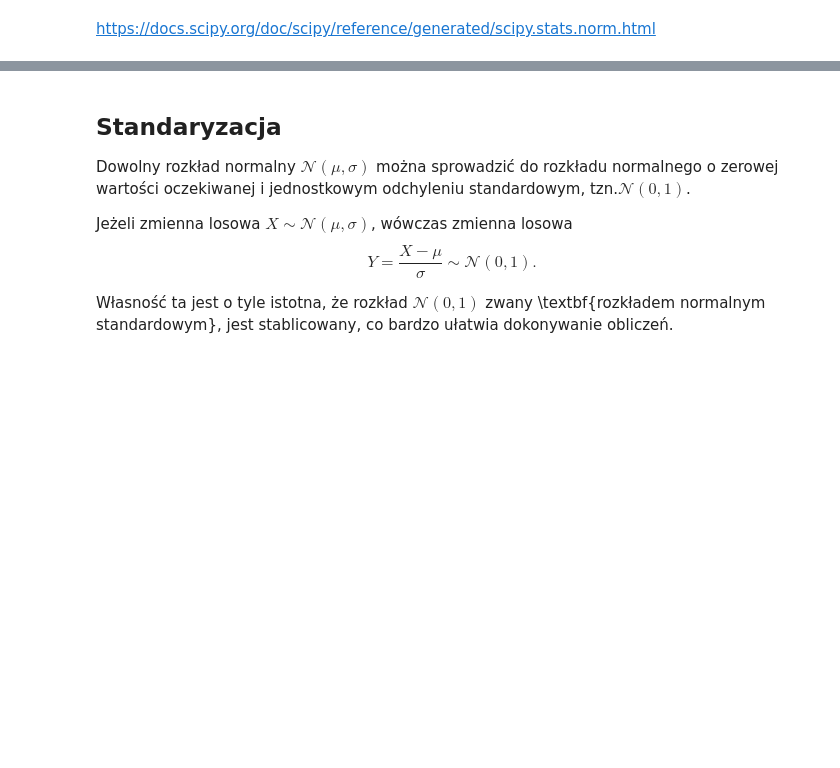
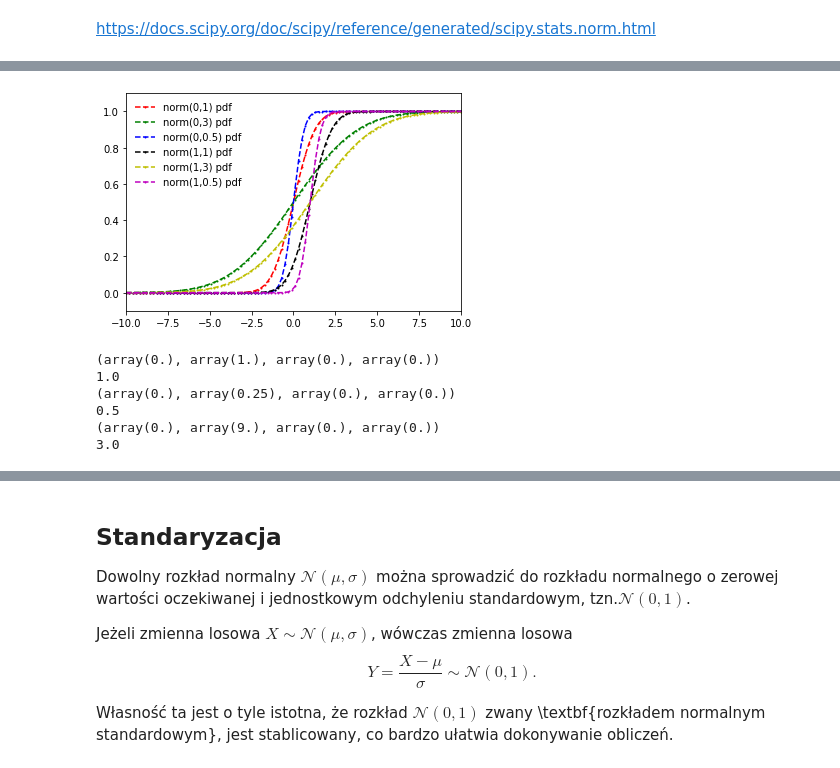
Before and after one commit to mdabrowski-phd/ds250223_stat, a Jupyter notebook: 02_rachunek_prawdopodobienstwa/05_rozklad_normalny.ipynb, the cells around one changed output, grey strips where cells are left out. Cells and saved outputs as stored; diff of their text form; code cells hidden in the pictures; blank space fills up the shorter version.

```diff
--- a/02_rachunek_prawdopodobienstwa/05_rozklad_normalny.ipynb
+++ b/02_rachunek_prawdopodobienstwa/05_rozklad_normalny.ipynb
@@ -26,0 +77,32 @@ https://docs.scipy.org/doc/scipy/reference/generated/scipy.stats.norm.html
+# %%
+fig, ax = plt.subplots(1, 1)
+
+ax.set_xlim([-10, 10])
+ax.set_ylim([-0.1, 1.1])
+
+x = np.arange(-10, 10, 0.1)
+ax.plot(x_value, norm01.cdf(x_value), 'ro--', ms=1, label='norm(0,1) pdf')
+ax.plot(x_value, norm03.cdf(x_value), 'go--', ms=1, label='norm(0,3) pdf')
+ax.plot(x_value, norm005.cdf(x_value), 'bo--', ms=1, label='norm(0,0.5) pdf')
+ax.plot(x_value, norm11.cdf(x_value), 'ko--', ms=1, label='norm(1,1) pdf')
+ax.plot(x_value, norm13.cdf(x_value), 'yo--', ms=1, label='norm(1,3) pdf')
+ax.plot(x_value, norm105.cdf(x_value), 'mo--', ms=1, label='norm(1,0.5) pdf')
+ax.legend(loc='best', frameon=False)
+plt.show()
+# %% [output]
+[figure, added]
+# %%
+# 5. Charakterystyki
+print(norm01.stats('mvsk'))
+print(np.sqrt(norm01.stats('v')))
+print(norm005.stats('mvsk'))
+print(np.sqrt(norm005.stats('v')))
+print(norm03.stats('mvsk'))
+print(np.sqrt(norm03.stats('v')))
+# %% [output]
+(array(0.), array(1.), array(0.), array(0.))
+1.0
+(array(0.), array(0.25), array(0.), array(0.))
+0.5
+(array(0.), array(9.), array(0.), array(0.))
+3.0
```
Also changed, not shown: parts of 27 cells of this notebook, 3 other files.
